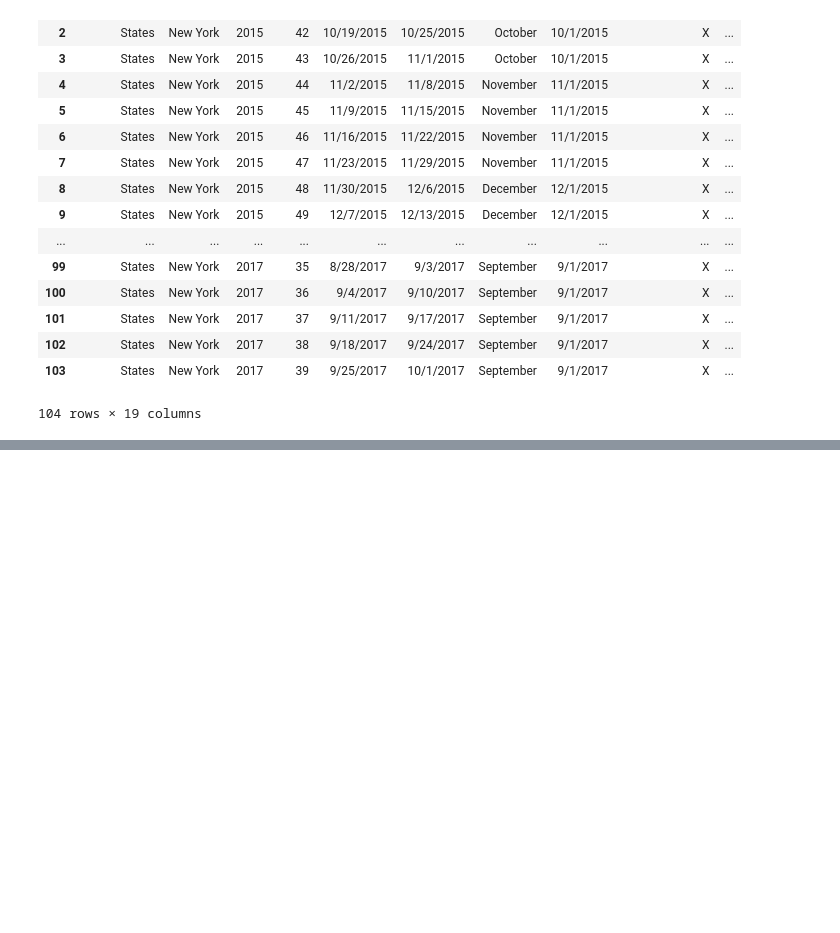
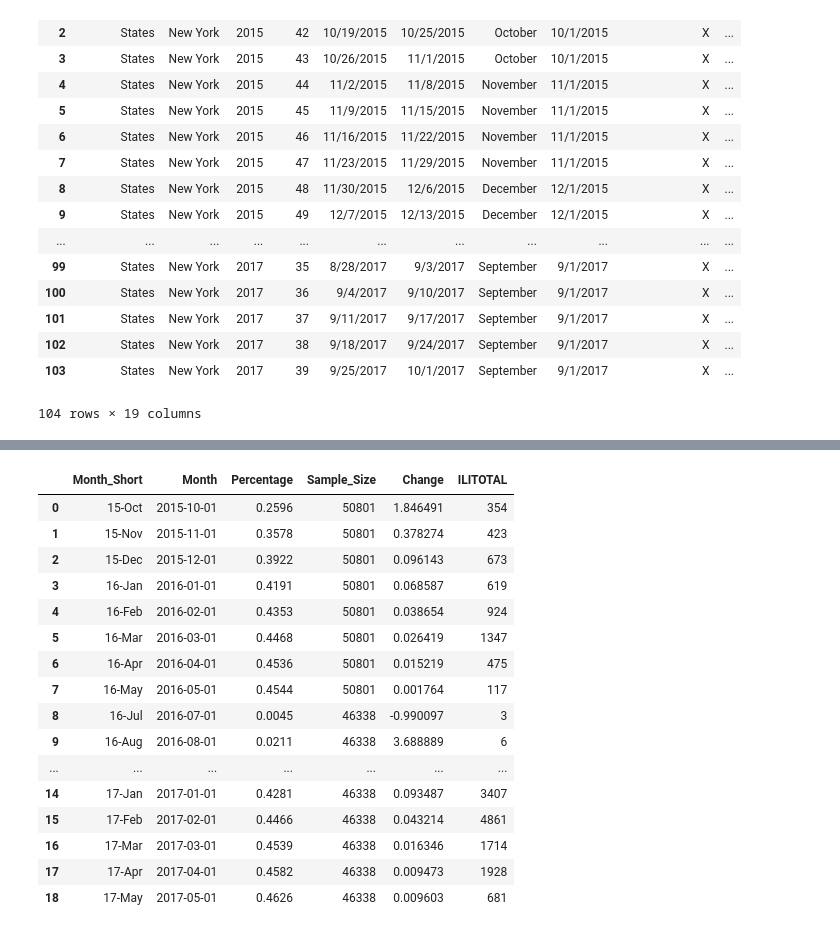
Before and after one commit to giolee88/FluTracker, a Jupyter notebook: Code/Vaccine.ipynb, the cells around one changed output, grey strips where cells are left out. Drawn from its saved outputs; the diff is of its cells as text; code cells hidden in the pictures; blank space fills up the shorter version.

```diff
--- a/Code/Vaccine.ipynb
+++ b/Code/Vaccine.ipynb
@@ -121,0 +101,3 @@ sorted_ili
+# %%
+sortedILI =sorted_ili.reset_index()
+sortedILI.head()
@@ -121,0 +111,5 @@ sorted_ili
+# %%
+#sortedILI.rename(columns = {'index':'Month'}, inplace = True)
+#sortedILI
+sortedILI = sortedILI.rename(columns={"index": "Month"})
+sortedILI.head()
@@ -121,0 +123,21 @@ sorted_ili
+# %%
+merge_table = pd.merge(vacc15_17, sortedILI, on="Month")
+merge_table
+# %% [output]
+|  | Month_Short | Month | Percentage | Sample_Size | Change | ILITOTAL |
+| 0 | 15-Oct | 2015-10-01 | 0.2596 | 50801 | 1.846491 | 354 |
+| 1 | 15-Nov | 2015-11-01 | 0.3578 | 50801 | 0.378274 | 423 |
+| 2 | 15-Dec | 2015-12-01 | 0.3922 | 50801 | 0.096143 | 673 |
+| 3 | 16-Jan | 2016-01-01 | 0.4191 | 50801 | 0.068587 | 619 |
+| 4 | 16-Feb | 2016-02-01 | 0.4353 | 50801 | 0.038654 | 924 |
+| 5 | 16-Mar | 2016-03-01 | 0.4468 | 50801 | 0.026419 | 1347 |
+| 6 | 16-Apr | 2016-04-01 | 0.4536 | 50801 | 0.015219 | 475 |
+| 7 | 16-May | 2016-05-01 | 0.4544 | 50801 | 0.001764 | 117 |
+| 8 | 16-Jul | 2016-07-01 | 0.0045 | 46338 | -0.990097 | 3 |
+| 9 | 16-Aug | 2016-08-01 | 0.0211 | 46338 | 3.688889 | 6 |
+| ... | ... | ... | ... | ... | ... | ... |
+| 14 | 17-Jan | 2017-01-01 | 0.4281 | 46338 | 0.093487 | 3407 |
+| 15 | 17-Feb | 2017-02-01 | 0.4466 | 46338 | 0.043214 | 4861 |
+| 16 | 17-Mar | 2017-03-01 | 0.4539 | 46338 | 0.016346 | 1714 |
+| 17 | 17-Apr | 2017-04-01 | 0.4582 | 46338 | 0.009473 | 1928 |
+| 18 | 17-May | 2017-05-01 | 0.4626 | 46338 | 0.009603 | 681 |
```
Also changed, not shown: parts of 10 cells of this notebook, 1 other file.
